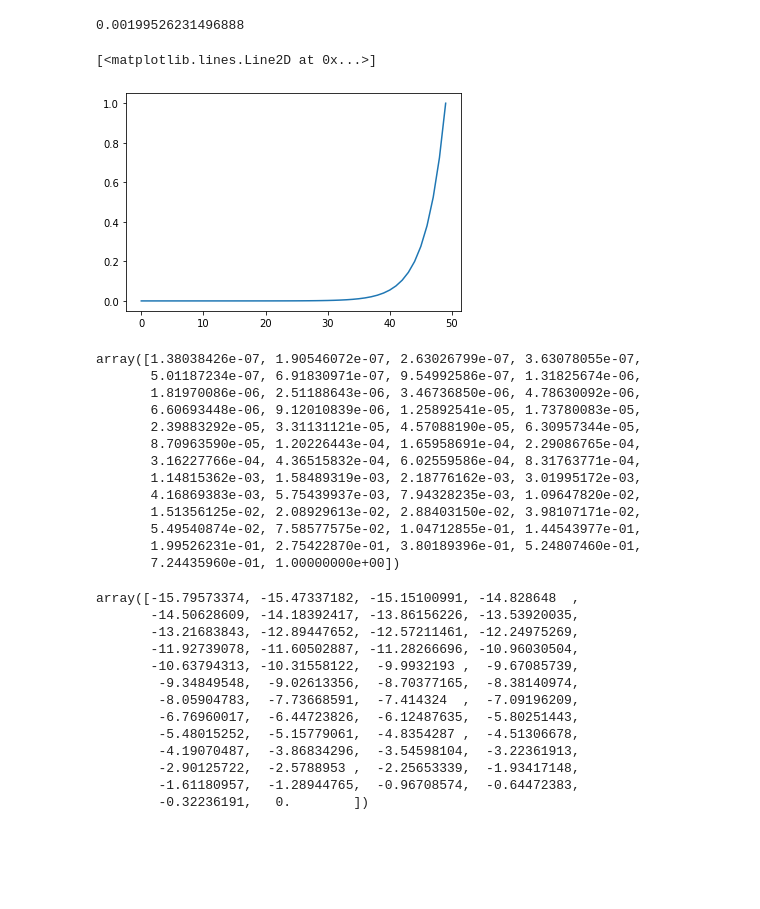
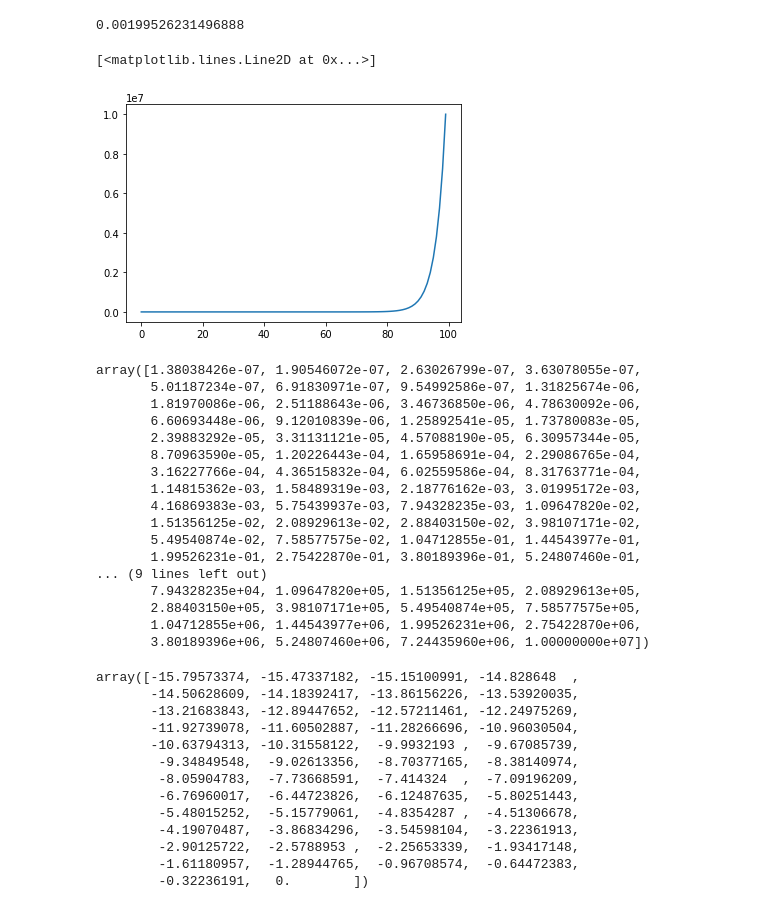
Before and after one commit to RRisto/callbacks, a Jupyter notebook: dev_lr_finder.ipynb, the cells around one changed output. Cells and saved outputs as stored; diff of their text form; code cells hidden in the pictures; blank space fills up the shorter version.

```diff
--- a/dev_lr_finder.ipynb
+++ b/dev_lr_finder.ipynb
@@ -476,11 +476,11 @@ opt = BasicOptim(simple_net.parameters(), lr)
 #lr_find(learner, start_lr=1e-7, end_lr=10, num_it = 100, stop_div = True, wd = None)
 # %%
 sched = Scheduler((1e-7, 1), n_iter=50, func=annealing_exp)
-lrs=[sched.step() for _ in range(50)]
+lrs=[sched.step() for _ in range(100)]
 plt.plot(lrs)
 # %% [output]
 [<matplotlib.lines.Line2D at 0x...>]
-[figure, old version]
+[figure, new version]
 # %%
 np.array(lrs)
 # %% [output]
@@ -496,7 +496,11 @@ array([1.38038426e-07, 1.90546072e-07, 2.63026799e-07, 3.63078055e-07,
        1.51356125e-02, 2.08929613e-02, 2.88403150e-02, 3.98107171e-02,
        5.49540874e-02, 7.58577575e-02, 1.04712855e-01, 1.44543977e-01,
        1.99526231e-01, 2.75422870e-01, 3.80189396e-01, 5.24807460e-01,
-       7.24435960e-01, 1.00000000e+00])
+... (9 lines left out)
+       7.94328235e+04, 1.09647820e+05, 1.51356125e+05, 2.08929613e+05,
+       2.88403150e+05, 3.98107171e+05, 5.49540874e+05, 7.58577575e+05,
+       1.04712855e+06, 1.44543977e+06, 1.99526231e+06, 2.75422870e+06,
+       3.80189396e+06, 5.24807460e+06, 7.24435960e+06, 1.00000000e+07])
 # %%
 np.log(lrs)
 # %% [output]
```
Also changed, not shown: parts of 8 cells of this notebook, 2 other files.
